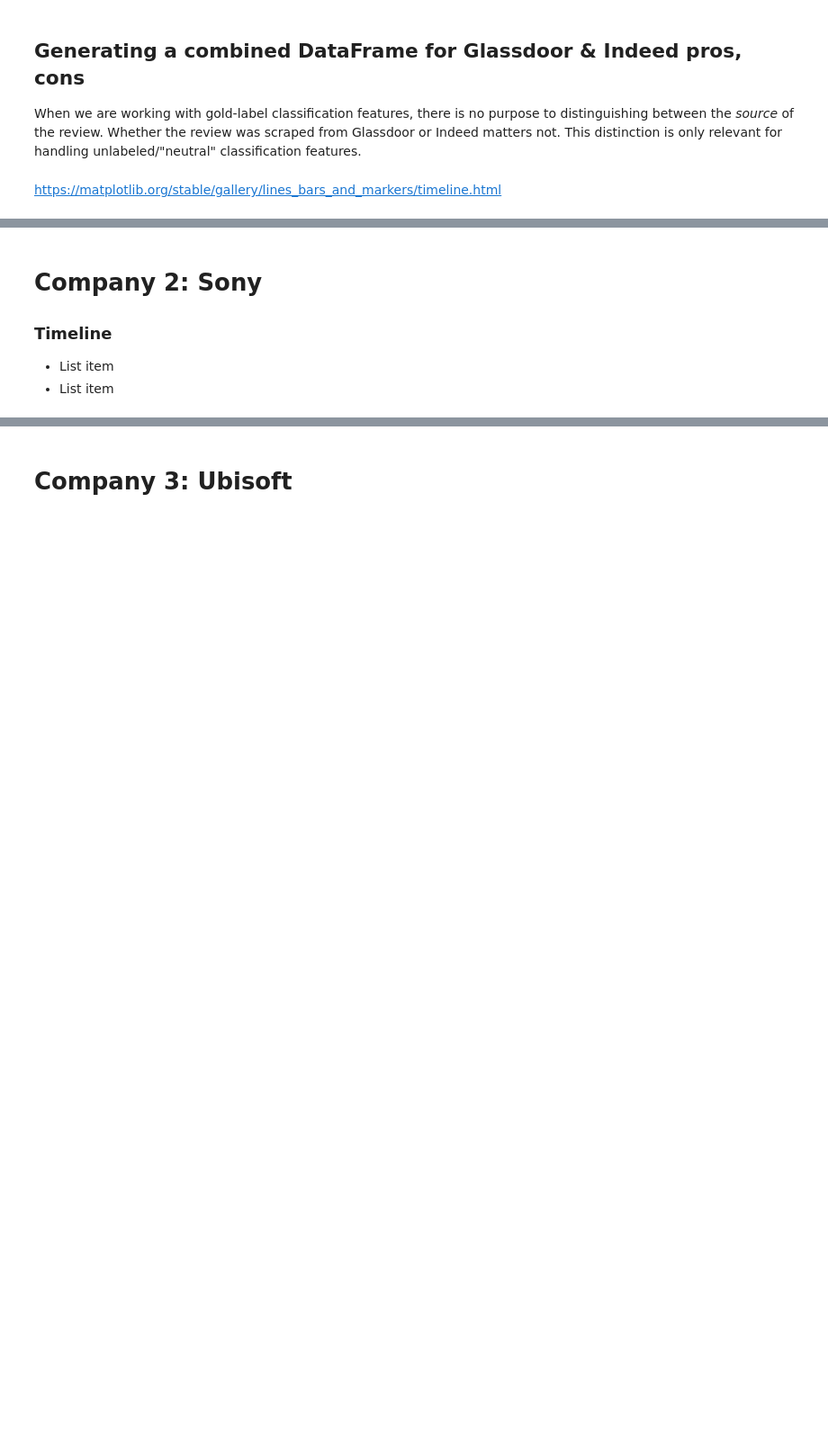
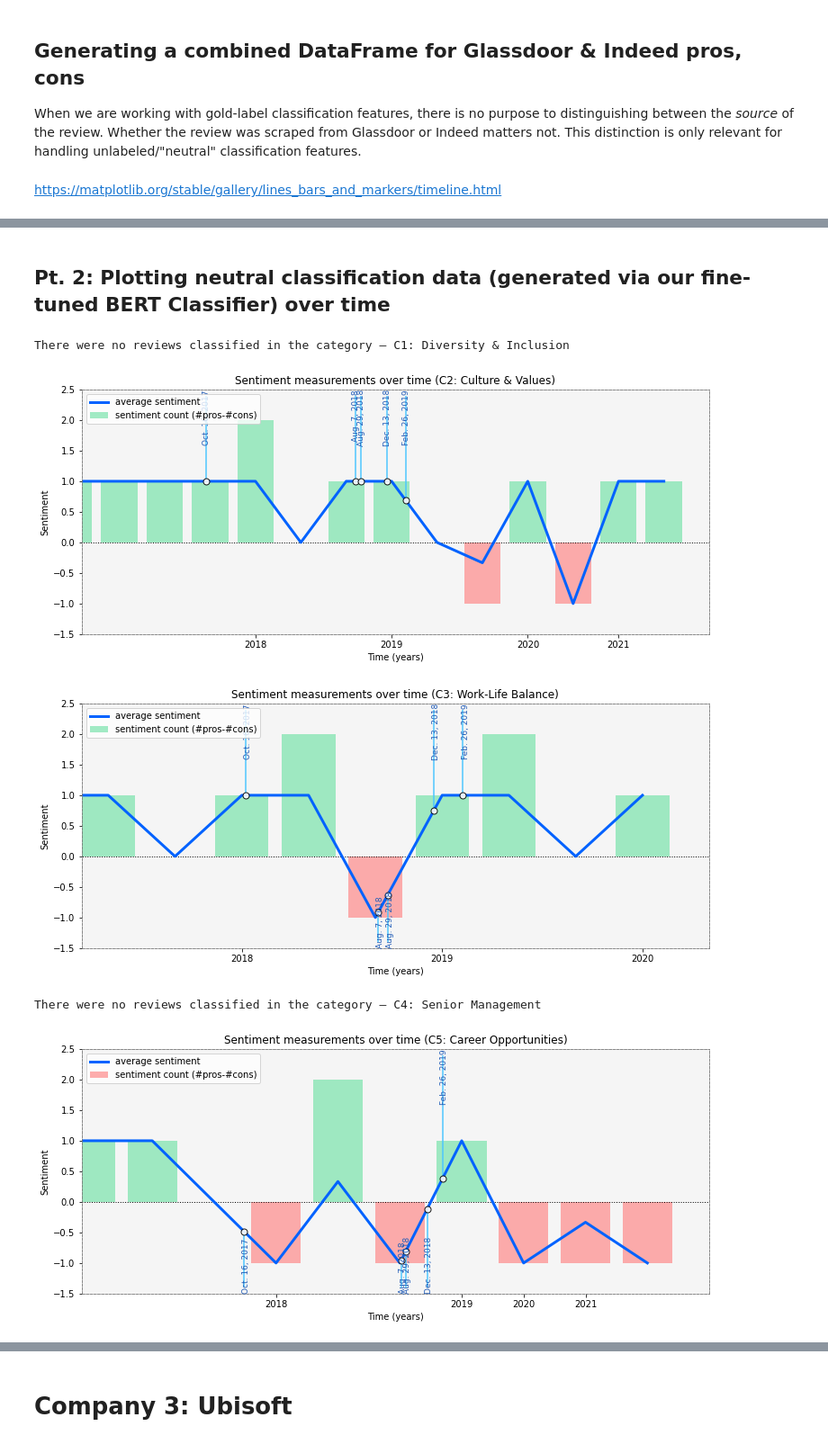
Before and after one commit to michellecchen/cs72_final, a Jupyter notebook: timelines.ipynb, the cells around one changed output, grey strips where cells are left out. Shown at 90% size. Drawn from its saved outputs; the diff is of its cells as text; code cells hidden in the pictures; blank space fills up the shorter version.

Commit message:
final timelines

```diff
--- a/timelines.ipynb
+++ b/timelines.ipynb
@@ -182,2 +137,7 @@ activision_df_6 = create_category_df(activision_neutral, activision_neutral_date
+# %%
+riot_category_dfs = create_all_category_dfs('/content/drive/MyDrive/compling_final/IndeedBERT/riotIndeedValences.txt')
+sony_category_dfs = create_all_category_dfs('/content/drive/MyDrive/compling_final/IndeedBERT/sonyIndeedValences.txt')
+ubisoft_category_dfs = create_all_category_dfs('/content/drive/MyDrive/compling_final/IndeedBERT/ubisoftIndeedValences.txt')
+activision_category_dfs = create_all_category_dfs('/content/drive/MyDrive/compling_final/IndeedBERT/activisionIndeedValences.txt')
 # %% [markdown]
 # Using matplotlib to plot sentiment scores per company & per category across timeline
@@ -616,0 +651,25 @@ def plot_histogram_trimmed(df, events, labels, category_title):
+# %%
+category_titles = ["C1: Diversity & Inclusion", "C2: Culture & Values", "C3: Work-Life Balance", "C4: Senior Management", "C5: Career Opportunities", "C6: Compensation & Benefits"]
+# %%
+# Generates timelines for all 6 provided category dataframes for one company.
+# Input:
+#   (1) Pandas DFs (expected 6);
+#   (2) The dates of significant events (in MM/DD/YYYY format), as strings;
+#   (3) Annotated labels for these dates, as strings.
+# Output:
+#   Timelines, for categories that have MORE THAN ONE review assigned to them.
+#   Just a print statement, for categories that only have ZERO/ONE review assigned to them.
+def plot_all_categories(dfs, events, labels):
+  for i in range(len(dfs)):
+    category_df = dfs[i]
+    # if i == 0:
+    #   plot_histogram_no_events(category_df, category_titles[i])
+    #   print("\n")
+    # else:
+    #   plot_histogram_trimmed(category_df, events, labels, category_titles[i])
+    #   print("\n")
+    if len(category_df.index) > 1:
+      plot_histogram_trimmed(category_df, events, labels, category_titles[i])
+      print("\n")
+    else:
+      print("There were no reviews classified in the category — " + category_titles[i] + "\n")
@@ -644,7 +727,0 @@ plot_histogram_trimmed(riot_counts_df_6, riot_event_timeline, riot_event_labels,
-# %% [markdown]
-# Company 2: Sony
-
-### Timeline
-
-*   List item
-*   List item
@@ -660,0 +728,10 @@ sony_event_labels = []
+# %% [markdown]
+## Pt. 2: Plotting neutral classification data (generated via our fine-tuned BERT Classifier) over time
+# %%
+plot_all_categories(riot_category_dfs, riot_event_timeline, riot_event_labels)
+# %% [output]
+There were no reviews classified in the category — C1: Diversity & Inclusion
+[figure, added]
+[figure, added]
+There were no reviews classified in the category — C4: Senior Management
+[figure, added]
```
Also changed, not shown: parts of 94 cells of this notebook, 46 other files.
